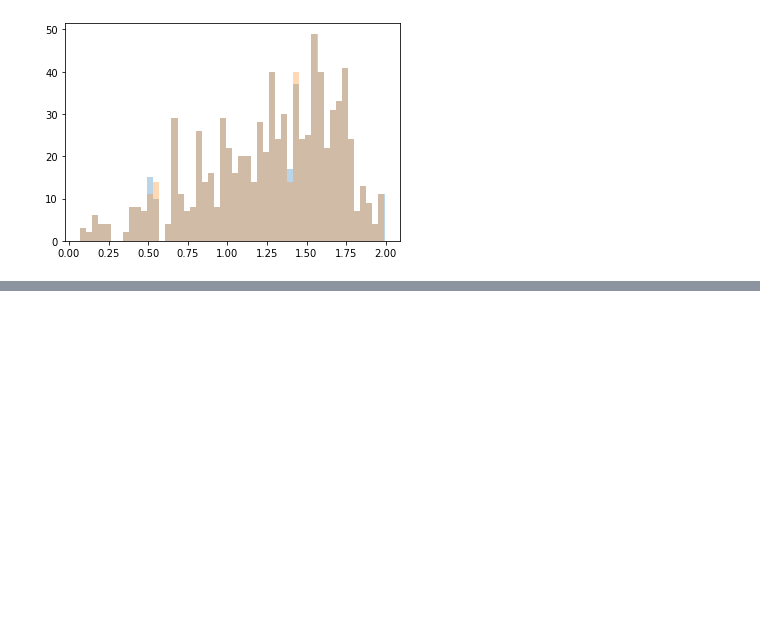
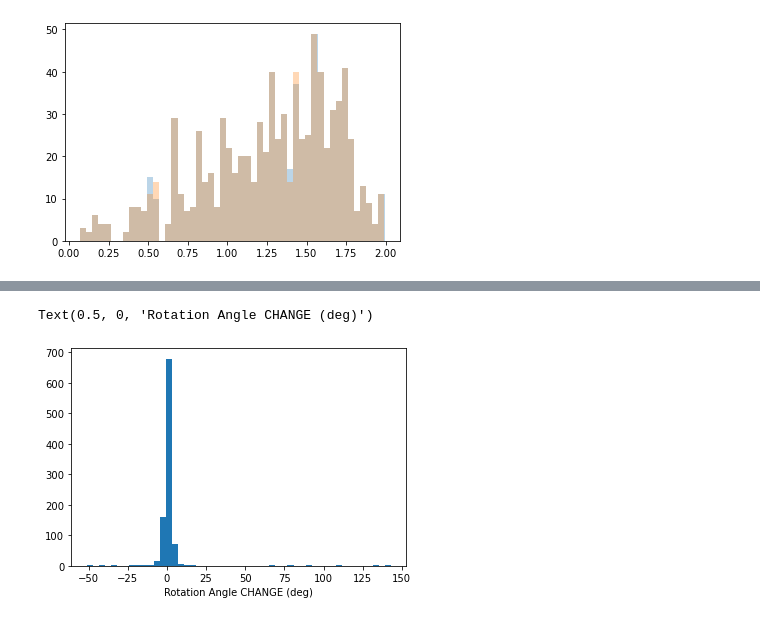
Before and after one commit to lsst/rubin_sim_notebooks, a Jupyter notebook: maf/science/Single Point Viz.ipynb, the cells around one changed output, grey strips where cells are left out. Cells and saved outputs as stored; diff of their text form; code cells hidden in the pictures; blank space fills up the shorter version.

```diff
--- a/maf/science/Single Point Viz.ipynb
+++ b/maf/science/Single Point Viz.ipynb
@@ -151,0 +214,17 @@ plt.ylim(-5, 5)
+# %%
+changes = np.diff(rotAngle)
+changes = np.concatenate([[0], changes])
+
+# Add changes for filter change
+filterchange = np.where(night_visits['filter'][:-1].values != night_visits['filter'][1:].values)[0]
+# Changes happen between filterchange and filterchange + 1
+# replace the rotation angle changes at those points with change from previous - 0 - next
+changes[filterchange+1] = (night_visits['rotAngle'][filterchange].values +
+                                                 night_visits['rotAngle'][filterchange + 1].values)
+
+night_visits['rotChanges'] = changes
+n,b,p = plt.hist(changes, bins=50)
+plt.xlabel('Rotation Angle CHANGE (deg)')
+# %% [output]
+Text(0.5, 0, 'Rotation Angle CHANGE (deg)')
+[figure, added]
```
Also changed, not shown: parts of 12 cells of this notebook.
